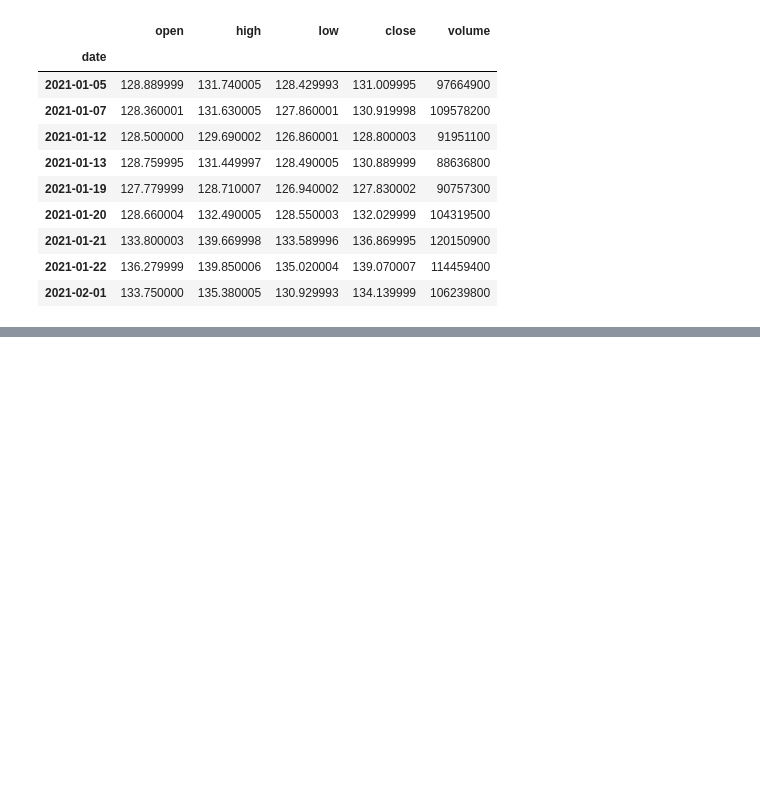
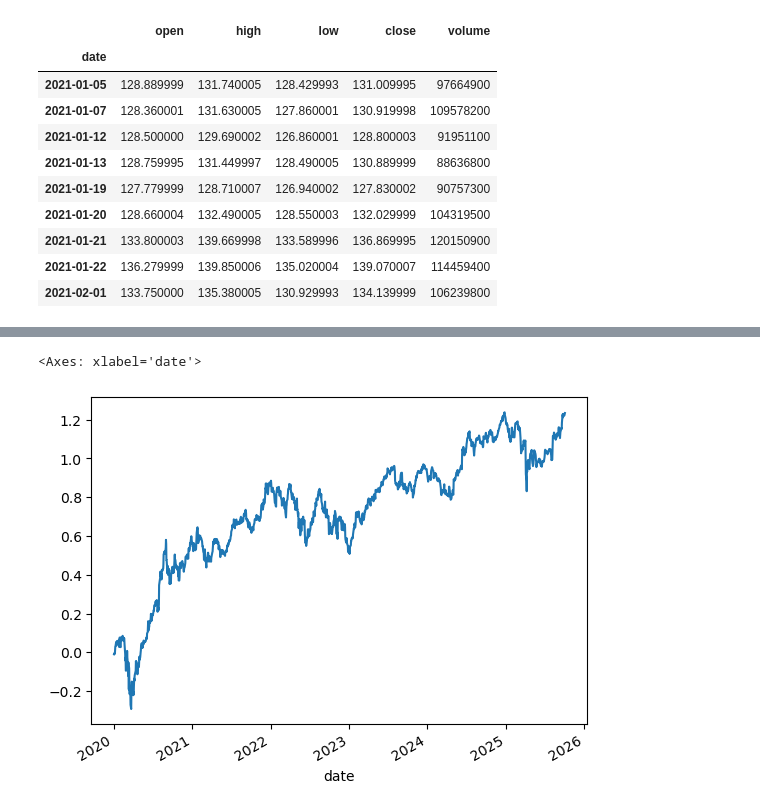
Before and after one commit to JerryHong08/rebooking_quant, a Jupyter notebook: python_for_algorithmic_trading/Chapter2_Part2.ipynb, the cells around one changed output, grey strips where cells are left out. Cells and saved outputs as stored; diff of their text form; code cells hidden in the pictures; blank space fills up the shorter version.

```diff
--- a/python_for_algorithmic_trading/Chapter2_Part2.ipynb
+++ b/python_for_algorithmic_trading/Chapter2_Part2.ipynb
@@ -239,0 +309,7 @@ Name: close, dtype: float64
+# %%
+log_returns = np.log(close / close.shift(1))
+cumulative_log_return = log_returns.cumsum()
+cumulative_log_return.plot()
+# %% [output]
+<Axes: xlabel='date'>
+[figure, added]
```
Also changed, not shown: parts of 19 cells of this notebook, 9 other files.
